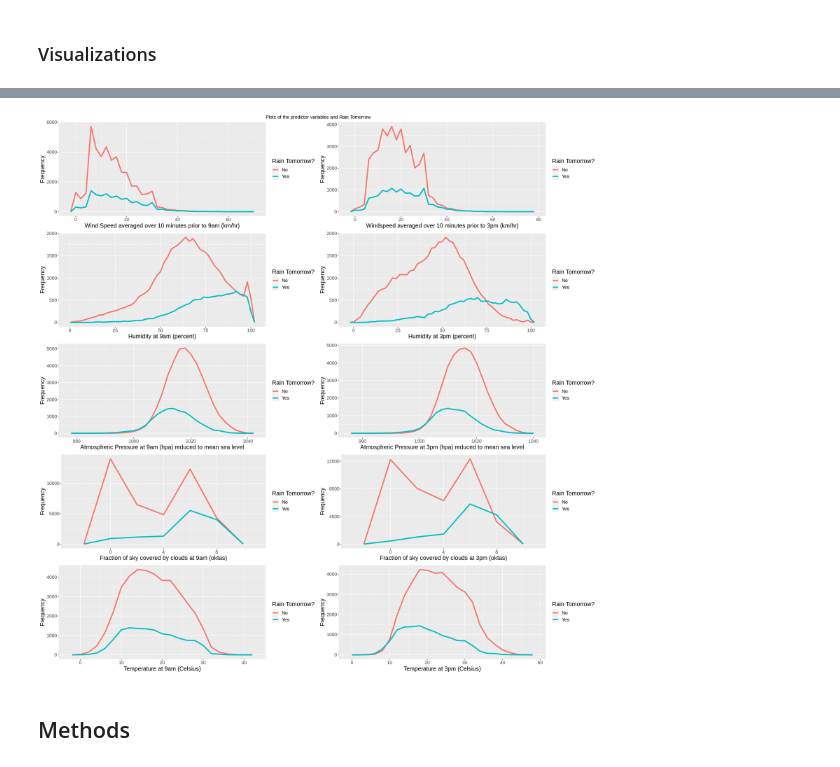
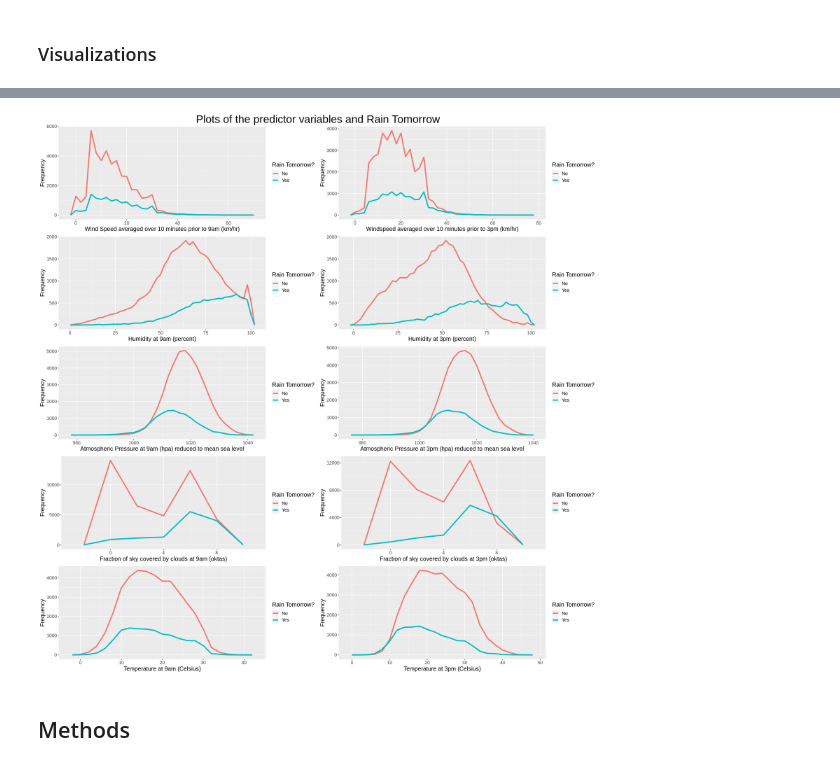
Before and after one commit to geoffreyyang/dsci100-002-group7, a Jupyter notebook: proposal.ipynb, the cells around one changed output, grey strips where cells are left out. Drawn from its saved outputs; the diff is of its cells as text; code cells hidden in the pictures.

```diff
--- a/proposal.ipynb
+++ b/proposal.ipynb
@@ -178,35 +197,35 @@ loop.names = names(weather_train)[10:19]
 
 # Storing the names of each x-labes in a vector - to be provided as x in the labs of ggplot
 loop.lab = c("Wind Speed averaged over 10 minutes prior to 9am (km/hr)", "Windspeed averaged over 10 minutes prior to 3pm (km/hr)",
                "Humidity at 9am (percent)", "Humidity at 3pm (percent)",
                "Atmospheric Pressure at 9am (hpa) reduced to mean sea level", "Atmospheric Pressure at 3pm (hpa) reduced to mean sea level",
               "Fraction of sky covered by clouds at 9am (oktas)", "Fraction of sky covered by clouds at 3pm (oktas)",
               "Temperature at 9am (Celsius)", "Temperature at 3pm (Celsius)")
 
 
 # initialize p (plot list) as an empty list with length 10
 p <- vector('list', 10)
 
 # Loops runs 10 times (once for each plot). Takes the nth item from loop.names and loop.title, prints a ggplot with each variable in the corresponding locations
 for(i in 1:10) {
 
     #at each loop iteration, get the ith number in loop.names and loop.lab
     x_name <- unlist(weather_train[,nth(loop.names, i)])
     lab_name <- nth(loop.lab, i)
 
     # at each iteration, create a plot with x_name and lab_name. using aes_string to prevent lazy loding when p[[i]] is called later
     p[[i]] <- ggplot(weather_train, aes_string(x=x_name, colour = "RainTomorrow")) +
                             geom_freqpoly(binwidth=2, size = 1.5) +
                             theme(text = element_text(size = 15)) +
                             labs(color = "Rain Tomorrow?",
                             x = lab_name, y = "Frequency")
     }
 
 
 #arrange plots in a grid
-grid.arrange(p[[1]], p[[2]], p[[3]], p[[4]], p[[5]], p[[6]], p[[7]], p[[8]], p[[9]], p[[10]], nrow=5, top = textGrob("Plots of the predictor variables and Rain Tomorrow"))
+grid.arrange(p[[1]], p[[2]], p[[3]], p[[4]], p[[5]], p[[6]], p[[7]], p[[8]], p[[9]], p[[10]], nrow=5, top = textGrob("Plots of the predictor variables and Rain Tomorrow", gp=gpar(fontsize=28,font=8)))
 # %% [output]
-[figure, old version]
+[figure, new version]
 # %% [markdown]
 ## Methods
 # %% [markdown]
```
Also changed, not shown: parts of 3 cells of this notebook.
